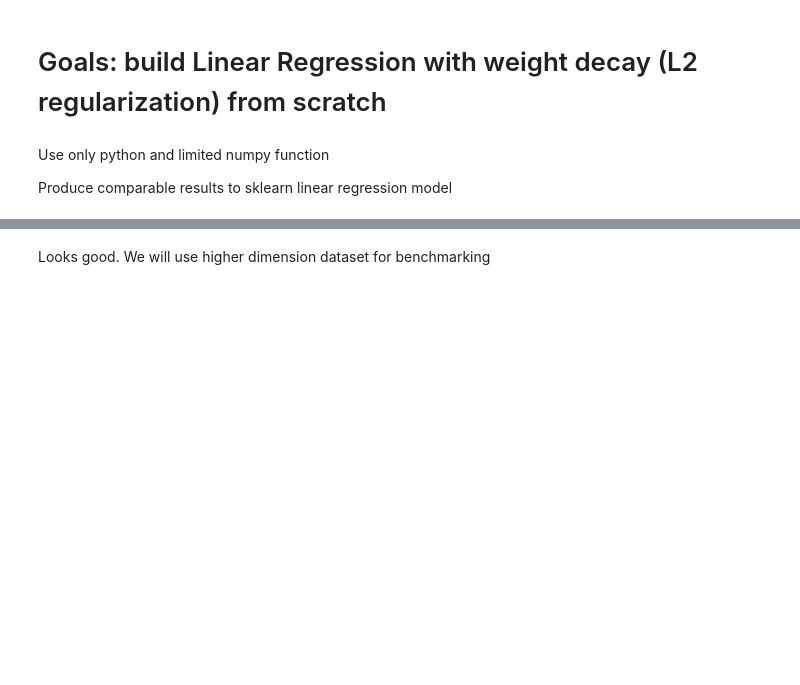
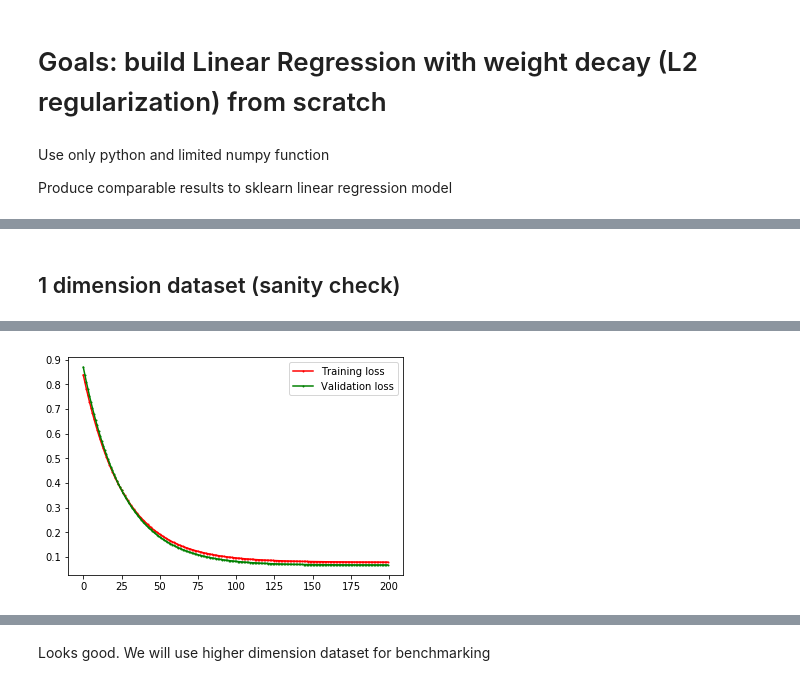
Before and after one commit to anhquan0412/basic_model_scratch, a Jupyter notebook: linear_regression.ipynb, the cells around one changed output, grey strips where cells are left out. Saved outputs shown, nothing was run; the diff lists cells and outputs as text; code cells hidden in the pictures; blank space fills up the shorter version.

```diff
--- a/linear_regression.ipynb
+++ b/linear_regression.ipynb
@@ -45,0 +42,11 @@ plt.scatter(X[:,1],y)
+# %% [markdown]
+## 1 dimension dataset (sanity check)
+# %%
+size=500
+dim=1
+X1,y1,W = generate_linear_dataset(size,dim,is_reg=True)
+
+
+lr = CustomLinearModel(dim,True,loss_fn,grad_fn)
+lr.fit(X1,y1,lr=0.01,n_iteration =200,val_ratio=0.2)
+# %% [output]
@@ -45,0 +63 @@ plt.scatter(X[:,1],y)
+[figure, added]
```
Also changed, not shown: parts of 49 cells of this notebook, 9 other files.
